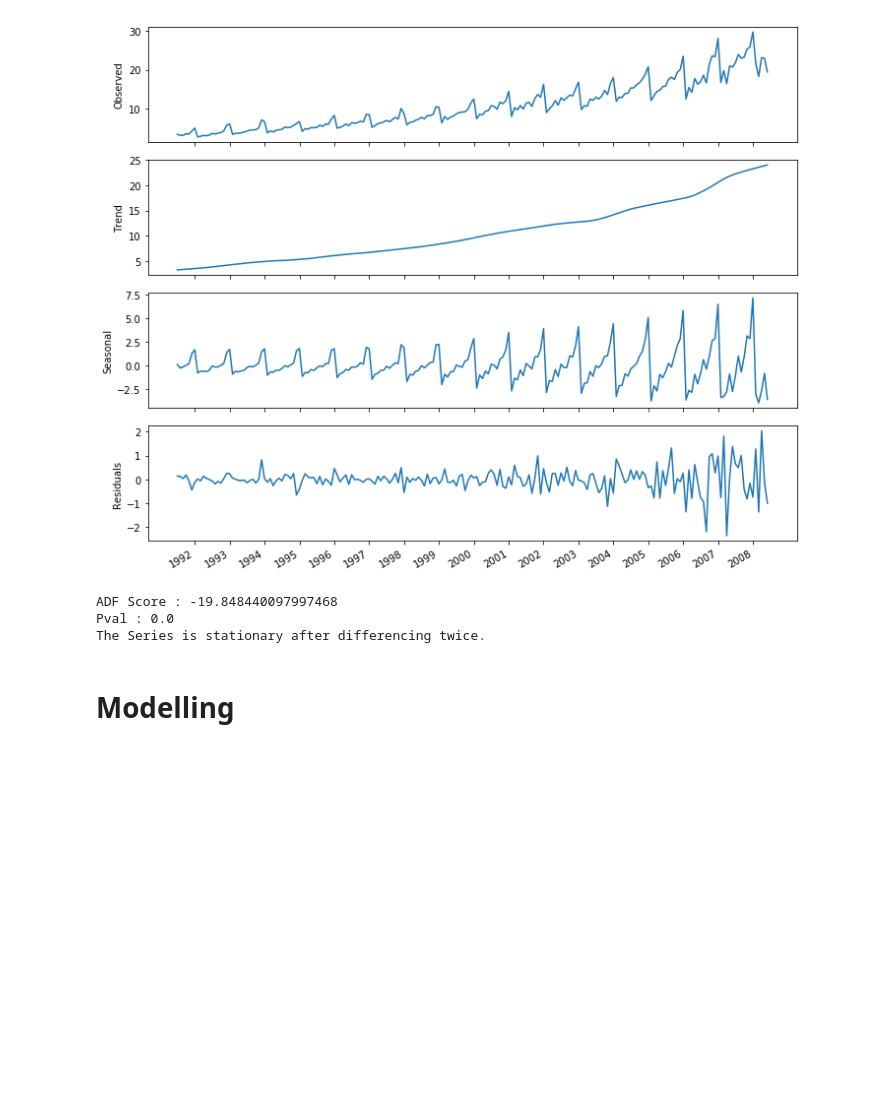
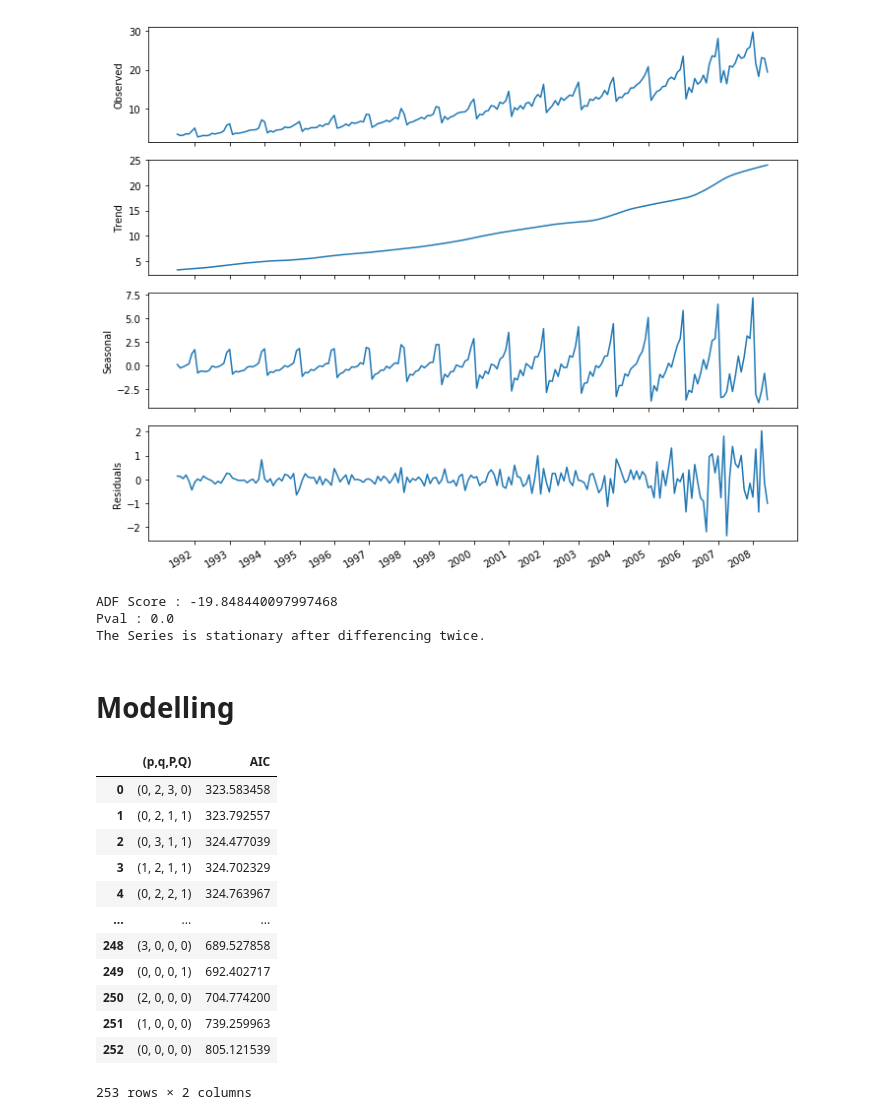
Before and after one commit to SudhaDevi17/Forecasting, a Jupyter notebook: Anti Diabetic Drug Forecast/nb/drug_forecast.ipynb, the cells around one changed output. Drawn from its saved outputs; the diff is of its cells as text; code cells hidden in the pictures; blank space fills up the shorter version.

```diff
--- a/Anti Diabetic Drug Forecast/nb/drug_forecast.ipynb
+++ b/Anti Diabetic Drug Forecast/nb/drug_forecast.ipynb
@@ -143,8 +143,22 @@ D = 0
 
 order_list = list(product(p,q ,P, Q))
 # %%
-SARIMA_resultt_df = optimize_SARIMAX(train, None , order_list, d , D, s  )
+SARIMA_result_df = optimize_SARIMAX(train, None , order_list, d , D, s  )
 SARIMA_result_df
+# %% [output]
+|  | (p,q,P,Q) | AIC |
+| 0 | (0, 2, 3, 0) | 323.583458 |
+| 1 | (0, 2, 1, 1) | 323.792557 |
+| 2 | (0, 3, 1, 1) | 324.477039 |
+| 3 | (1, 2, 1, 1) | 324.702329 |
+| 4 | (0, 2, 2, 1) | 324.763967 |
+| ... | ... | ... |
+| 248 | (3, 0, 0, 0) | 689.527858 |
+| 249 | (0, 0, 0, 1) | 692.402717 |
+| 250 | (2, 0, 0, 0) | 704.774200 |
+| 251 | (1, 0, 0, 0) | 739.259963 |
+| 252 | (0, 0, 0, 0) | 805.121539 |
+253 rows × 2 columns
 # %%
 sarima_model = SARIMAX(
             train,
```
Also changed, not shown: parts of 10 cells of this notebook.
